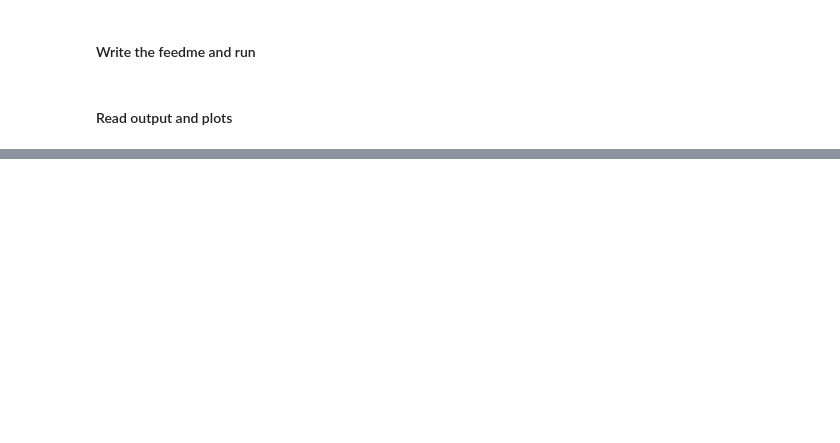
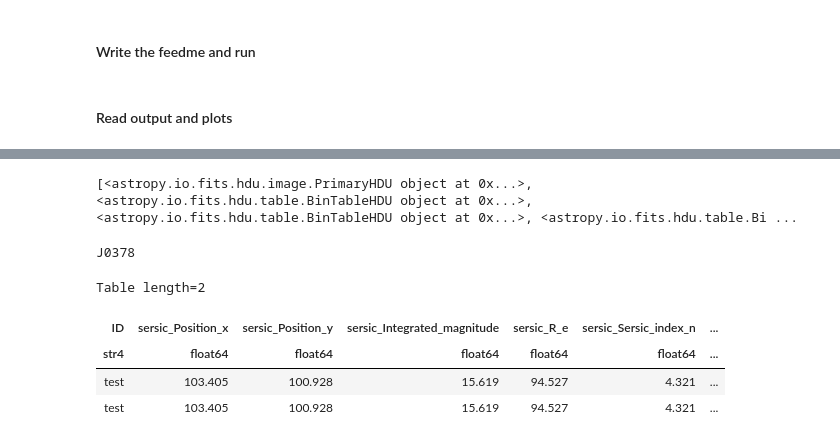
Before and after one commit to Schwarzam/pygalfitm, a Jupyter notebook: example-splus.ipynb, the cells around one changed output, grey strips where cells are left out. Saved outputs shown, nothing was run; the diff lists cells and outputs as text; code cells hidden in the pictures; blank space fills up the shorter version.

```diff
--- a/example-splus.ipynb
+++ b/example-splus.ipynb
@@ -151,0 +159,14 @@ out_pygal.gen_plot(
+# %%
+cube
+# %% [output]
+[<astropy.io.fits.hdu.image.PrimaryHDU object at 0x...>, <astropy.io.fits.hdu.table.BinTableHDU object at 0x...>, <astropy.io.fits.hdu.table.BinTableHDU object at 0x...>, <astropy.io.fits.hdu.table.Bi ...
+# %%
+print(cube[1].name)
+Table(cube[1].data)
+# %% [output]
+J0378
+Table length=2
+| ID | sersic_Position_x | sersic_Position_y | sersic_Integrated_magnitude | sersic_R_e | sersic_Sersic_index_n | ... |
+| str4 | float64 | float64 | float64 | float64 | float64 | ... |
+| test | 103.405 | 100.928 | 15.619 | 94.527 | 4.321 | ... |
+| test | 103.405 | 100.928 | 15.619 | 94.527 | 4.321 | ... |
```
Also changed, not shown: parts of 8 cells of this notebook, 20 other files.
